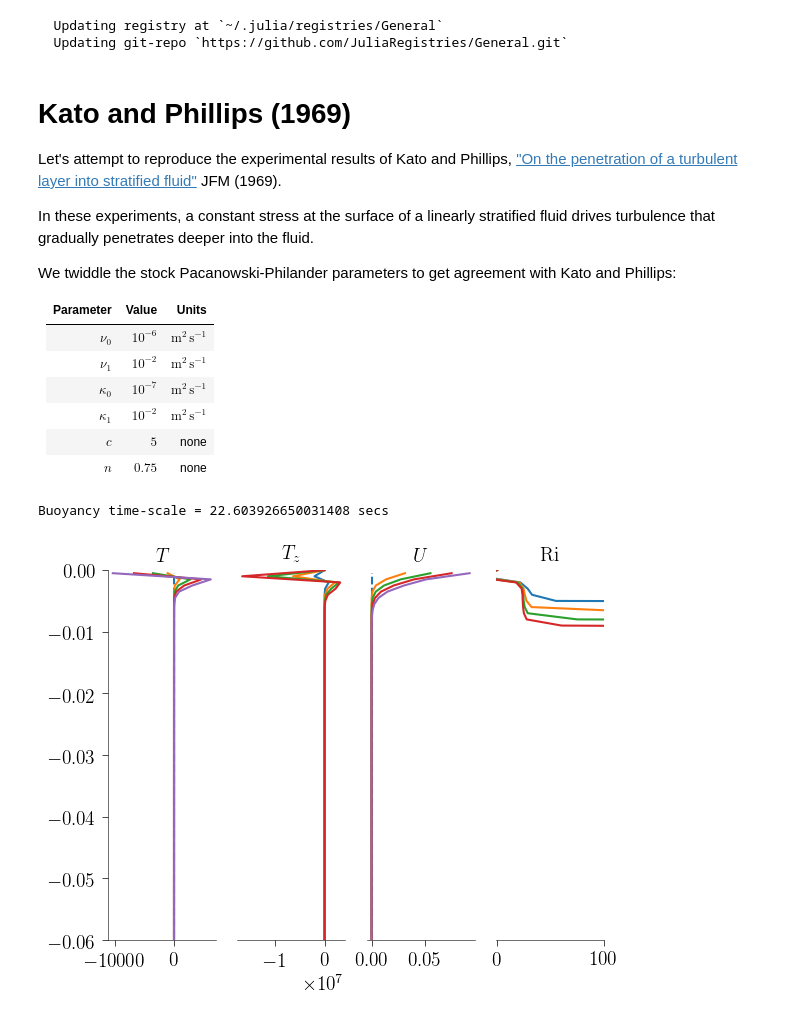
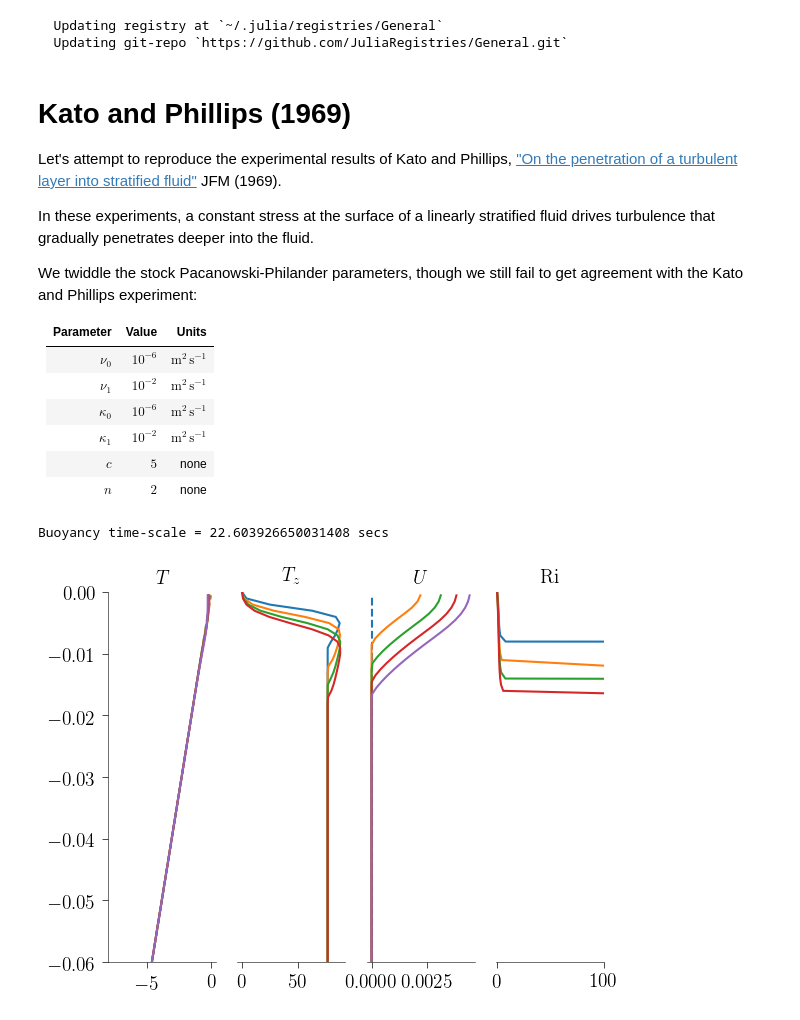
Before and after one commit to glwagner/OceanTurb.jl, a Jupyter notebook: examples/pp_examples.ipynb, the cells around one changed output. Cells and saved outputs as stored; diff of their text form; code cells hidden in the pictures.

```diff
--- a/examples/pp_examples.ipynb
+++ b/examples/pp_examples.ipynb
@@ -23,19 +23,19 @@ Let's attempt to reproduce the experimental results of Kato and Phillips,
 In these experiments, a constant stress at the surface of a linearly stratified fluid
 drives turbulence that gradually penetrates deeper into the fluid.
 
-We twiddle the stock Pacanowski-Philander parameters to get agreement with Kato and Phillips:
+We twiddle the stock Pacanowski-Philander parameters, though we still fail to get agreement with the Kato and Phillips experiment:
 
 |   Parameter   | Value       | Units                     |
 |   :-------:   | :-------:   | :-----------------------: |
 | $\nu_0$       | $10^{-6}$   | $\mathrm{m^2 \, s^{-1}}$  |
 | $\nu_1$       | $10^{-2}$   | $\mathrm{m^2 \, s^{-1}}$  |
-| $\kappa_0$    | $10^{-7}$   | $\mathrm{m^2 \, s^{-1}}$  |
+| $\kappa_0$    | $10^{-6}$   | $\mathrm{m^2 \, s^{-1}}$  |
 | $\kappa_1$    | $10^{-2}$   | $\mathrm{m^2 \, s^{-1}}$  |
 | $c$           | $5$         | none |
-| $n$           | $0.75$      | none |
+| $n$           | $2$         | none |
 # %%
 # First, we define the model.
-parameters = PacanowskiPhilander.Parameters(κ₀=1e-7, ν₀=1e-6, ν₁=1e-2, κ₁=1e0, n=2)
+parameters = PacanowskiPhilander.Parameters(κ₀=1e-6, ν₀=1e-6, ν₁=1e-2, κ₁=1e-2, n=2)
 constants = Constants(f=0)
 model = PacanowskiPhilander.Model(N=100, L=0.1, parameters=parameters, constants=constants)
 
@@ -57,8 +57,8 @@ model.bcs.T.bottom = GradientBoundaryCondition(γ);
 Buoyancy time-scale = 22.603926650031408 secs
 # %%
 # Time-stepping parameters
-dt = 5e-3
-ni = 100
+dt = 1e-4
+ni = 1000
 nt = 4
 
 # Set initial conditions
@@ -96,34 +96,34 @@ ax2.tick_params(left=false, labelleft=false)
 
 sca(ax3)
 title("Ri")
 bottomspine()
 ax3.tick_params(left=false, labelleft=false)
 
 for i = 1:nt
     iterate!(model, dt, ni)
 
     for i in interior(Ri)
         Ri[i] = PacanowskiPhilander.local_richardson(model, i)
     end
 
     Tz = ∂z(T)
 
     sca(ax0)
     plot(T, "-")
 
     sca(ax1)
     plot(Tz, "-")
 
     sca(ax2)
     plot(U, "-")
 
     sca(ax3)
     plot(Ri, "-")
     xlim(-1, 100)
     ylim(-0.06, 0)
 end
 # %% [output]
-[figure, old version]
+[figure, new version]
 # %%
 # Time-stepping parameters
 dt = 1e-4
```
Also changed, not shown: parts of 1 cell of this notebook, 9 other files.
